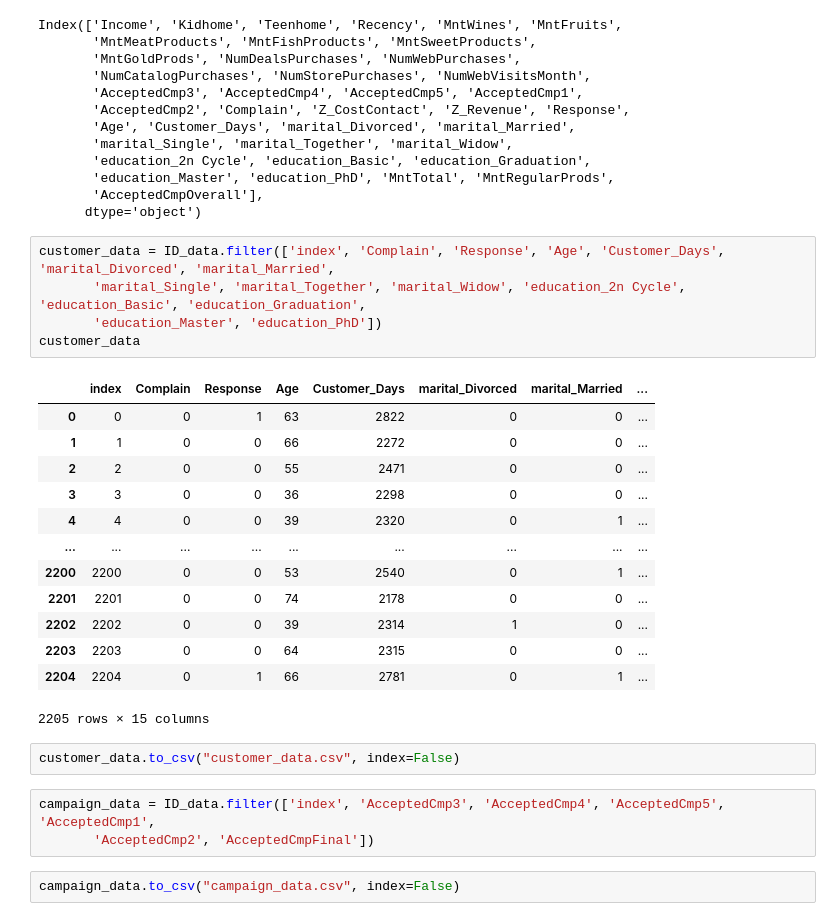
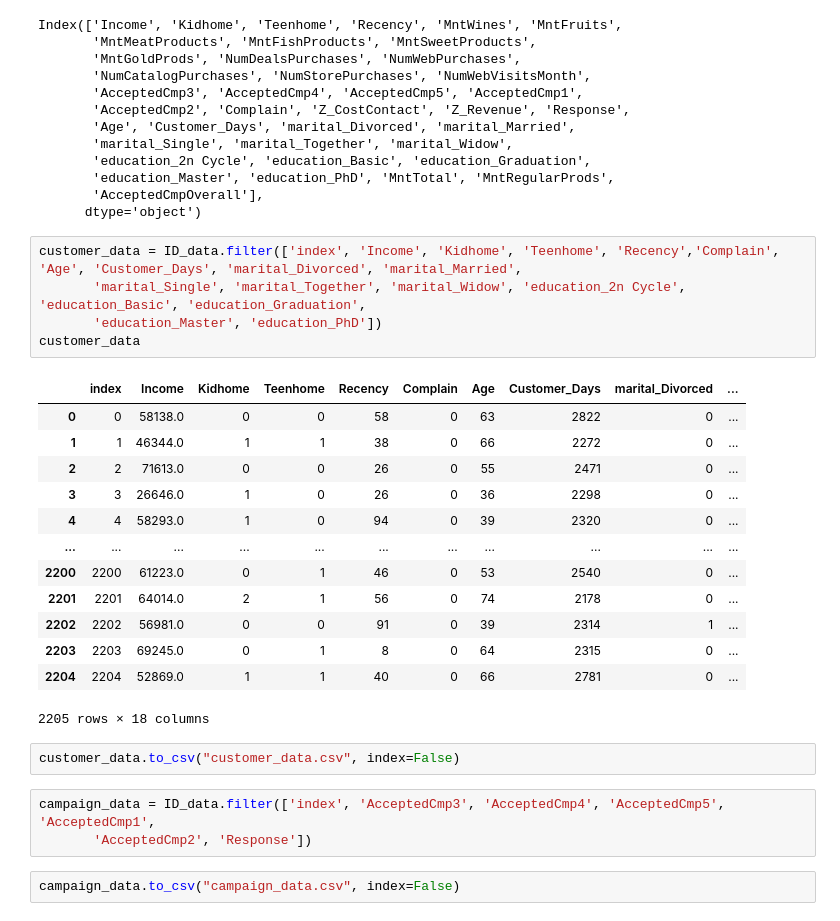
Before and after one commit to kevintao0417/F24_DATA110, a Jupyter notebook: Project/F1/Data_preparation.ipynb, the cells around one changed output. Cells and saved outputs as stored; diff of their text form.

```diff
--- a/Project/F1/Data_preparation.ipynb
+++ b/Project/F1/Data_preparation.ipynb
@@ -89,28 +89,28 @@ Index(['Income', 'Kidhome', 'Teenhome', 'Recency', 'MntWines', 'MntFruits',
        'AcceptedCmpOverall'],
       dtype='object')
 # %%
-customer_data = ID_data.filter(['index', 'Complain', 'Response', 'Age', 'Customer_Days', 'marital_Divorced', 'marital_Married',
+customer_data = ID_data.filter(['index', 'Income', 'Kidhome', 'Teenhome', 'Recency','Complain', 'Age', 'Customer_Days', 'marital_Divorced', 'marital_Married',
        'marital_Single', 'marital_Together', 'marital_Widow', 'education_2n Cycle', 'education_Basic', 'education_Graduation',
        'education_Master', 'education_PhD'])
 customer_data
 # %% [output]
-|  | index | Complain | Response | Age | Customer_Days | marital_Divorced | marital_Married | ... |
-| 0 | 0 | 0 | 1 | 63 | 2822 | 0 | 0 | ... |
-| 1 | 1 | 0 | 0 | 66 | 2272 | 0 | 0 | ... |
-| 2 | 2 | 0 | 0 | 55 | 2471 | 0 | 0 | ... |
-| 3 | 3 | 0 | 0 | 36 | 2298 | 0 | 0 | ... |
-| 4 | 4 | 0 | 0 | 39 | 2320 | 0 | 1 | ... |
-| ... | ... | ... | ... | ... | ... | ... | ... | ... |
-| 2200 | 2200 | 0 | 0 | 53 | 2540 | 0 | 1 | ... |
-| 2201 | 2201 | 0 | 0 | 74 | 2178 | 0 | 0 | ... |
-| 2202 | 2202 | 0 | 0 | 39 | 2314 | 1 | 0 | ... |
-| 2203 | 2203 | 0 | 0 | 64 | 2315 | 0 | 0 | ... |
-| 2204 | 2204 | 0 | 1 | 66 | 2781 | 0 | 1 | ... |
+|  | index | Income | Kidhome | Teenhome | Recency | Complain | Age | Customer_Days | marital_Divorced | ... |
+| 0 | 0 | 58138.0 | 0 | 0 | 58 | 0 | 63 | 2822 | 0 | ... |
+| 1 | 1 | 46344.0 | 1 | 1 | 38 | 0 | 66 | 2272 | 0 | ... |
+| 2 | 2 | 71613.0 | 0 | 0 | 26 | 0 | 55 | 2471 | 0 | ... |
+| 3 | 3 | 26646.0 | 1 | 0 | 26 | 0 | 36 | 2298 | 0 | ... |
+| 4 | 4 | 58293.0 | 1 | 0 | 94 | 0 | 39 | 2320 | 0 | ... |
+| ... | ... | ... | ... | ... | ... | ... | ... | ... | ... | ... |
+| 2200 | 2200 | 61223.0 | 0 | 1 | 46 | 0 | 53 | 2540 | 0 | ... |
+| 2201 | 2201 | 64014.0 | 2 | 1 | 56 | 0 | 74 | 2178 | 0 | ... |
+| 2202 | 2202 | 56981.0 | 0 | 0 | 91 | 0 | 39 | 2314 | 1 | ... |
+| 2203 | 2203 | 69245.0 | 0 | 1 | 8 | 0 | 64 | 2315 | 0 | ... |
+| 2204 | 2204 | 52869.0 | 1 | 1 | 40 | 0 | 66 | 2781 | 0 | ... |
-2205 rows × 15 columns
+2205 rows × 18 columns
 # %%
 customer_data.to_csv("customer_data.csv", index=False)
 # %%
 campaign_data = ID_data.filter(['index', 'AcceptedCmp3', 'AcceptedCmp4', 'AcceptedCmp5', 'AcceptedCmp1',
-       'AcceptedCmp2', 'AcceptedCmpFinal'])
+       'AcceptedCmp2', 'Response'])
 # %%
 campaign_data.to_csv("campaign_data.csv", index=False)
```
Also changed, not shown: 3 other files.
